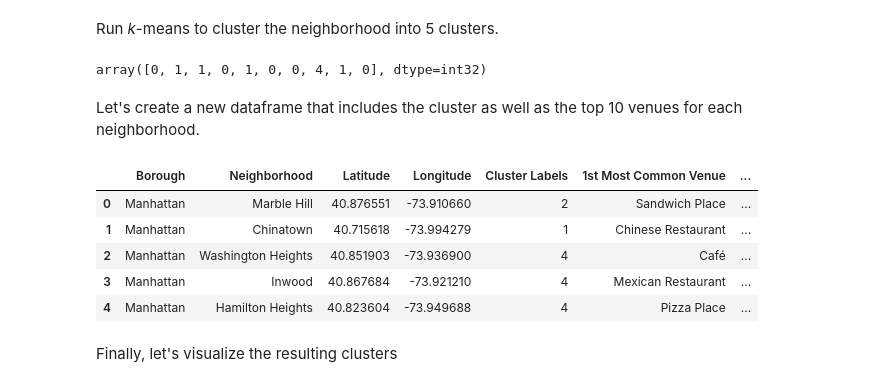
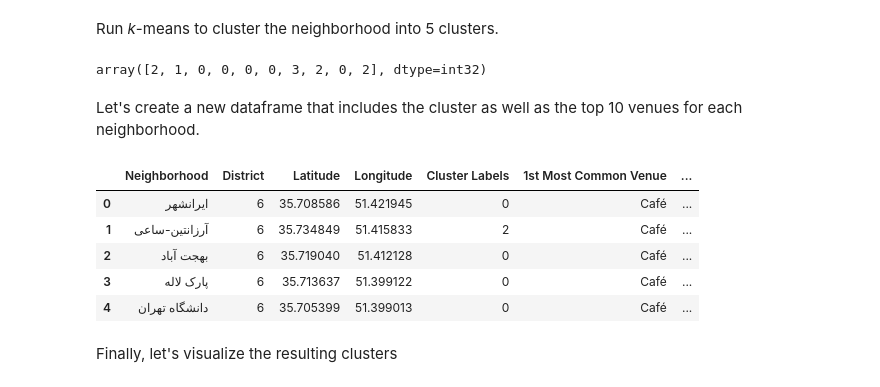
Before and after one commit to mjalalimanesh/IBM-Data-Science-Foursquare-Project, a Jupyter notebook: Tehran_Neighborhoods_Venue_Segmentation.ipynb, the cells around one changed output. Cells and saved outputs as stored; diff of their text form; code cells hidden in the pictures.

```diff
--- a/Tehran_Neighborhoods_Venue_Segmentation.ipynb
+++ b/Tehran_Neighborhoods_Venue_Segmentation.ipynb
@@ -468,14 +453,14 @@ There are 322 uniques categories.
 ## 3. Analyze Each Neighborhood
 # %%
 # one hot encoding
-manhattan_onehot = pd.get_dummies(manhattan_venues[['Venue Category']], prefix="", prefix_sep="")
+district6_onehot = pd.get_dummies(district6_venues[['Venue Category']], prefix="", prefix_sep="")
 
 # add neighborhood column back to dataframe
-manhattan_onehot['Neighborhood'] = manhattan_venues['Neighborhood']
+district6_onehot['Neighborhood'] = district6_venues['Neighborhood']
 
 # move neighborhood column to the first column
-fixed_columns = [manhattan_onehot.columns[-1]] + list(manhattan_onehot.columns[:-1])
-manhattan_onehot = manhattan_onehot[fixed_columns]
+fixed_columns = [district6_onehot.columns[-1]] + list(district6_onehot.columns[:-1])
+district6_onehot = district6_onehot[fixed_columns]
 
-manhattan_onehot.head()
+district6_onehot.head()
 # %% [output]
@@ -494,5 +479,5 @@ manhattan_onehot.shape
 # %% [markdown]
 #### Next, let's group rows by neighborhood and by taking the mean of the frequency of occurrence of each category
 # %%
-manhattan_grouped = manhattan_onehot.groupby('Neighborhood').mean().reset_index()
-manhattan_grouped
+district6_grouped = district6_onehot.groupby('Neighborhood').mean().reset_index()
+district6_grouped
@@ -561,11 +564,11 @@ for ind in np.arange(num_top_venues):
 
 # create a new dataframe
 neighborhoods_venues_sorted = pd.DataFrame(columns=columns)
-neighborhoods_venues_sorted['Neighborhood'] = manhattan_grouped['Neighborhood']
+neighborhoods_venues_sorted['Neighborhood'] = district6_grouped['Neighborhood']
 
-for ind in np.arange(manhattan_grouped.shape[0]):
-    neighborhoods_venues_sorted.iloc[ind, 1:] = return_most_common_venues(manhattan_grouped.iloc[ind, :], num_top_venues)
+for ind in np.arange(district6_grouped.shape[0]):
+    neighborhoods_venues_sorted.iloc[ind, 1:] = return_most_common_venues(district6_grouped.iloc[ind, :], num_top_venues)
 
-neighborhoods_venues_sorted.head()
+neighborhoods_venues_sorted
 # %% [output]
 |  | Neighborhood | 1st Most Common Venue | 2nd Most Common Venue | 3rd Most Common Venue | 4th Most Common Venue | ... |
@@ -584,34 +598,34 @@ Run _k_-means to cluster the neighborhood into 5 clusters.
 # set number of clusters
 kclusters = 5
 
-manhattan_grouped_clustering = manhattan_grouped.drop('Neighborhood', 1)
+district6_grouped_clustering = district6_grouped.drop('Neighborhood', 1)
 
 # run k-means clustering
-kmeans = KMeans(n_clusters=kclusters, random_state=0).fit(manhattan_grouped_clustering)
+kmeans = KMeans(n_clusters=kclusters, random_state=0).fit(district6_grouped_clustering)
 
 # check cluster labels generated for each row in the dataframe
 kmeans.labels_[0:10]
 # %% [output]
-array([0, 1, 1, 0, 1, 0, 0, 4, 1, 0], dtype=int32)
+array([2, 1, 0, 0, 0, 0, 3, 2, 0, 2], dtype=int32)
 # %% [markdown]
 Let's create a new dataframe that includes the cluster as well as the top 10 venues for each neighborhood.
 # %%
 # add clustering labels
 neighborhoods_venues_sorted.insert(0, 'Cluster Labels', kmeans.labels_)
 
-manhattan_merged = manhattan_data
+district6_merged = district6
 
 # merge manhattan_grouped with manhattan_data to add latitude/longitude for each neighborhood
-manhattan_merged = manhattan_merged.join(neighborhoods_venues_sorted.set_index('Neighborhood'), on='Neighborhood')
+district6_merged = district6_merged.join(neighborhoods_venues_sorted.set_index('Neighborhood'), on='Neighborhood')
 
-manhattan_merged.head() # check the last columns!
+district6_merged.head() # check the last columns!
 # %% [output]
-|  | Borough | Neighborhood | Latitude | Longitude | Cluster Labels | 1st Most Common Venue | ... |
-| 0 | Manhattan | Marble Hill | 40.876551 | -73.910660 | 2 | Sandwich Place | ... |
-| 1 | Manhattan | Chinatown | 40.715618 | -73.994279 | 1 | Chinese Restaurant | ... |
-| 2 | Manhattan | Washington Heights | 40.851903 | -73.936900 | 4 | Café | ... |
-| 3 | Manhattan | Inwood | 40.867684 | -73.921210 | 4 | Mexican Restaurant | ... |
-| 4 | Manhattan | Hamilton Heights | 40.823604 | -73.949688 | 4 | Pizza Place | ... |
+|  | Neighborhood | District | Latitude | Longitude | Cluster Labels | 1st Most Common Venue | ... |
+| 0 | ایرانشهر | 6 | 35.708586 | 51.421945 | 0 | Café | ... |
+| 1 | آرزانتین-ساعی | 6 | 35.734849 | 51.415833 | 2 | Café | ... |
+| 2 | بهجت آباد | 6 | 35.719040 | 51.412128 | 0 | Café | ... |
+| 3 | پارک لاله | 6 | 35.713637 | 51.399122 | 0 | Café | ... |
+| 4 | دانشگاه تهران | 6 | 35.705399 | 51.399013 | 0 | Café | ... |
 # %% [markdown]
 Finally, let's visualize the resulting clusters
 # %%
```
Also changed, not shown: parts of 24 cells of this notebook.
